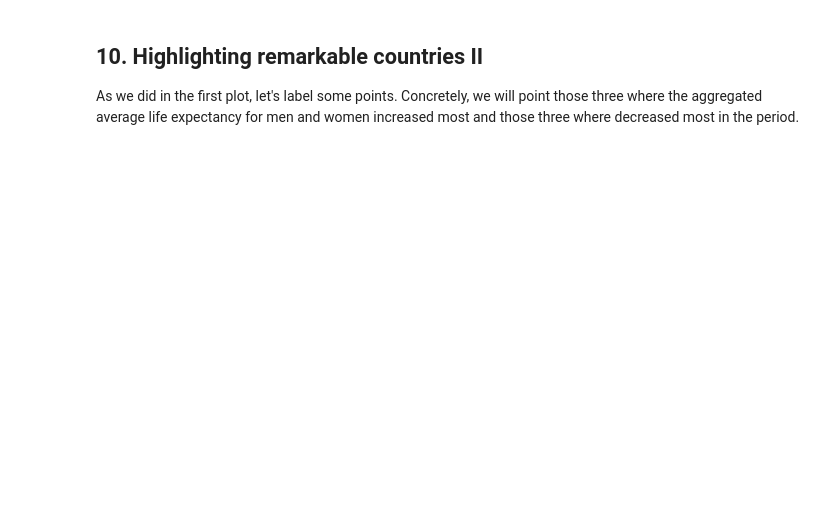
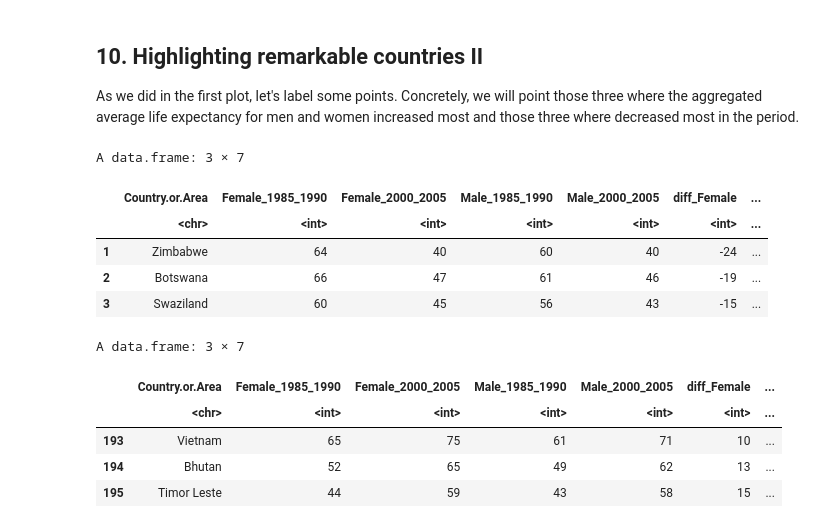
Before and after one commit to santhiago-cristiano/Datacamp-Projects, a Jupyter notebook: Visualizing-Inequalities-in-Life-Expectancy/visualizing-inequalities-in-life-expectancy.ipynb, the cells around one changed output. Drawn from its saved outputs; the diff is of its cells as text; code cells hidden in the pictures; blank space fills up the shorter version.

```diff
--- a/Visualizing-Inequalities-in-Life-Expectancy/visualizing-inequalities-in-life-expectancy.ipynb
+++ b/Visualizing-Inequalities-in-Life-Expectancy/visualizing-inequalities-in-life-expectancy.ipynb
@@ -225,4 +243,32 @@ ggplot(subdata2) +
 # %% [markdown]
 ## 10. Highlighting remarkable countries II
 <p>As we did in the first plot, let's label some points. Concretely, we will point those three where the aggregated average life expectancy for men and women increased most and those three where decreased most in the period.</p>
+# %%
+# Subseting data to obtain countries of interest
+top <- subdata2 %>%
+  arrange(diff_Male + diff_Female) %>%
+  select(-Source, -Unit, - Value.Footnotes) %>%
+  head(3)
+
+top
+
+bottom <- subdata2 %>%
+  arrange(diff_Male + diff_Female) %>%
+  select(-Source, -Unit, - Value.Footnotes) %>%
+  tail(3)
+
+bottom
+# %% [output]
+A data.frame: 3 × 7
+|  | Country.or.Area | Female_1985_1990 | Female_2000_2005 | Male_1985_1990 | Male_2000_2005 | diff_Female | ... |
+|  | <chr> | <int> | <int> | <int> | <int> | <int> | ... |
+| 1 | Zimbabwe | 64 | 40 | 60 | 40 | -24 | ... |
+| 2 | Botswana | 66 | 47 | 61 | 46 | -19 | ... |
+| 3 | Swaziland | 60 | 45 | 56 | 43 | -15 | ... |
+A data.frame: 3 × 7
+|  | Country.or.Area | Female_1985_1990 | Female_2000_2005 | Male_1985_1990 | Male_2000_2005 | diff_Female | ... |
+|  | <chr> | <int> | <int> | <int> | <int> | <int> | ... |
+| 193 | Vietnam | 65 | 75 | 61 | 71 | 10 | ... |
+| 194 | Bhutan | 52 | 65 | 49 | 62 | 13 | ... |
+| 195 | Timor Leste | 44 | 59 | 43 | 58 | 15 | ... |
 # %%
```
Also changed, not shown: parts of 12 cells of this notebook, 3 other files.
